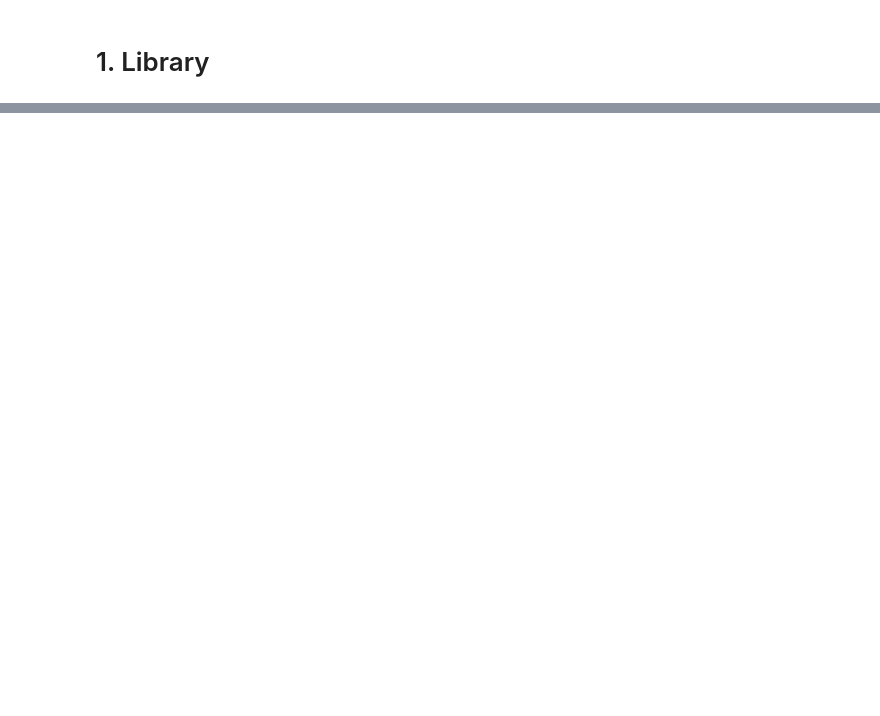
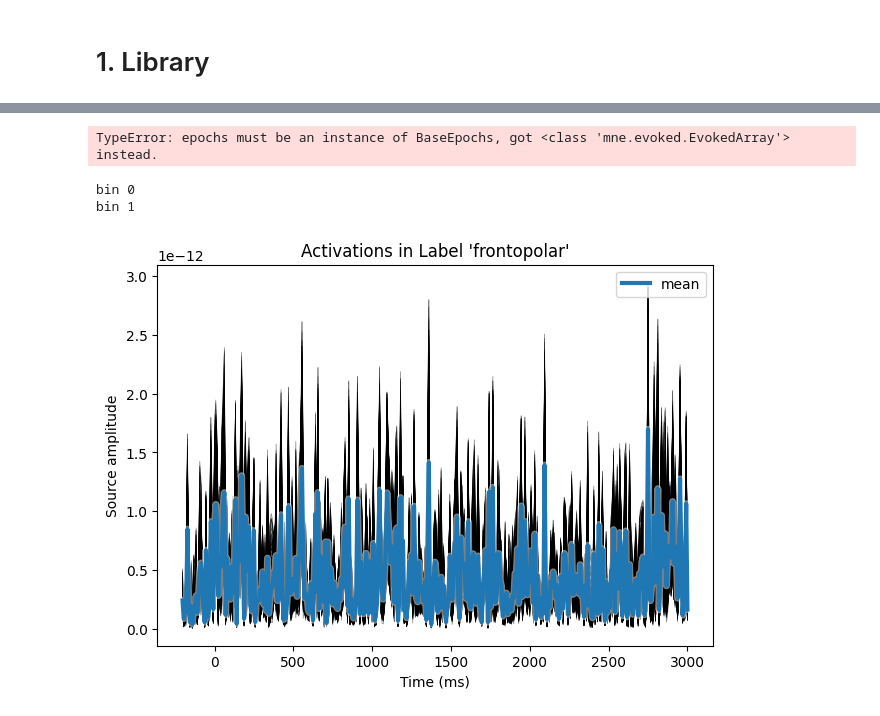
Before and after one commit to schko/mna, a Jupyter notebook: notebooks/embc_paper/2-Source.ipynb, the cells around one changed output, grey strips where cells are left out. Cells and saved outputs as stored; diff of their text form; code cells hidden in the pictures; blank space fills up the shorter version.

```diff
--- a/notebooks/embc_paper/2-Source.ipynb
+++ b/notebooks/embc_paper/2-Source.ipynb
@@ -1173,0 +170,2 @@ from PyEMD import EMD, Visualisation
+# %%
+rel_labels, rel_mappings = get_relevant_labels_mappings(path_to_base_package)
@@ -1173,0 +176,2 @@ from PyEMD import EMD, Visualisation
+# %%
+epochs_easy = all_epochs['easy']
@@ -1173,0 +187,39 @@ from PyEMD import EMD, Visualisation
+# %%
+mne.minimum_norm.apply_inverse_epochs(epochs_easy.average(), inverse_operator, lambda2=1.0 / snr ** 2, verbose=False,
+                                        method="eLORETA") # , pick_ori="normal"?
+# %% [output]
+TypeError: epochs must be an instance of BaseEpochs, got <class 'mne.evoked.EvokedArray'> instead.
+# %%
+def get_all_tcs(output_dir, overwrite=False):
+    if not overwrite and os.path.isfile(f"{output_dir}source_time_courses.pickle"):
+        all_tcs = pickle.load(open(f"{output_dir}source_time_courses.pickle", 'rb'))
+        return np.concatenate(all_tcs)
+    else:
+        bin_size = 500 # number of sources to compute in batch
+        mode = 'mean'
+        count = 0
+        all_tcs=[]
+        while count*bin_size <= len(all_epochs):
+            print('bin',count)
+            stcs = mne.minimum_norm.apply_inverse_epochs(all_epochs[count*bin_size:(count+1)*bin_size], inverse_operator,
+                                        lambda2=1.0 / snr ** 2, verbose=False,
+                                        method="eLORETA") # , pick_ori="normal"?
+            tcs = mne.extract_label_time_course(stcs, rel_labels, src=fwd['src'], mode=mode,verbose=False)
+            all_tcs.append(tcs)
+            count += 1
+        # plot the last time course
+        plot_source_time_course(ltc=tcs[0], orig_stc=stcs[0], label=rel_labels[0], mode = 'mean',rel_mappings=rel_mappings)
+        with open(f"{output_dir}source_time_courses.pickle", 'wb') as handle_tcs:
+            pickle.dump(all_tcs, handle_tcs, protocol=pickle.HIGHEST_PROTOCOL)
+
+        with open(f'{output_dir}source_estimate.pickle','wb') as handle_source_estimate:
+            pickle.dump(stcs, handle_source_estimate, protocol=pickle.HIGHEST_PROTOCOL)
+
+    return np.concatenate(all_tcs), stcs
+# %%
+all_tcs, stcs = get_all_tcs(output_dir_non_baseline_non_average, overwrite=True)
+assert len(all_tcs) == len(all_epochs), 'the source data is not the same size as the motor_epochs, check this issue'
+# %% [output]
+bin 0
+bin 1
+[figure, added]
```
Also changed, not shown: parts of 94 cells of this notebook, 42 other files.
